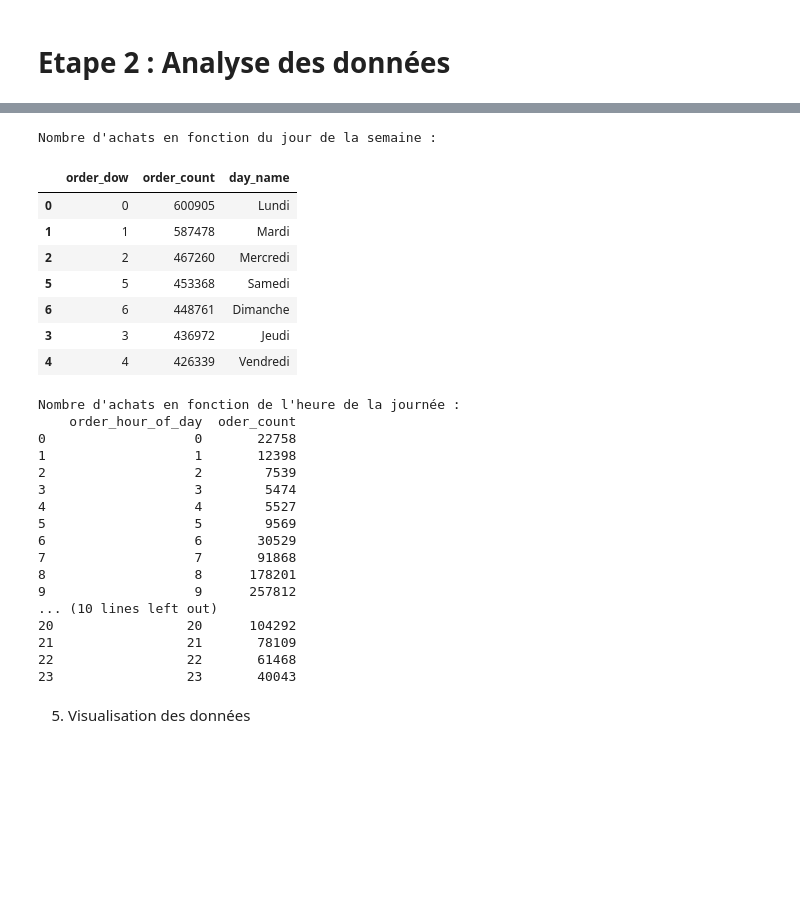
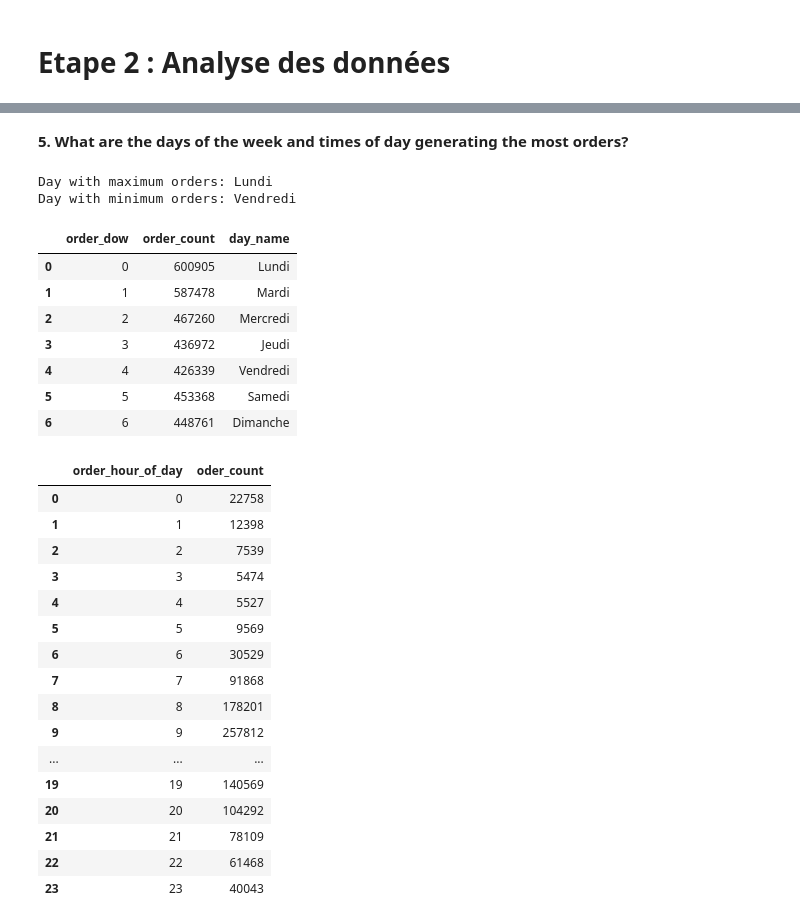
Before and after one commit to LisaRXN/bigdata_python, a Jupyter notebook: Untitled2.ipynb, the cells around one changed output, grey strips where cells are left out. Saved outputs shown, nothing was run; the diff lists cells and outputs as text; code cells hidden in the pictures; blank space fills up the shorter version.

```diff
--- a/Untitled2.ipynb
+++ b/Untitled2.ipynb
@@ -235,46 +290,50 @@ Top des rayons les plus vendus :
+# %% [markdown]
+**5. What are the days of the week and times of day generating the most orders?**
 # %%
 # Nombre d'achats par jour de la semaine
 daily_orders = orders.groupby('order_dow').size().reset_index(name='order_count')
 days = ['Lundi', 'Mardi', 'Mercredi', 'Jeudi', 'Vendredi', 'Samedi', 'Dimanche']
-
 daily_orders['day_name'] = daily_orders['order_dow'].apply(lambda x: days[x])
 
+print("Day with maximum orders:", daily_orders.sort_values(by='order_count', ascending=False).iloc[0]['day_name'])
+print("Day with minimum orders:", daily_orders.sort_values(by='order_count', ascending=True).iloc[0]['day_name'])
+print('\n')
+
+
 # Affichage du nombre d'achats par jour de la semaine
-print("\nNombre d'achats en fonction du jour de la semaine :")
 display(daily_orders)
+print('\n')
 
-# Nombre d'achats par heure de la journée (order_hour_of_day)
+# Nombre d'achats par heure de la journée
 hourly_orders = orders.groupby('order_hour_of_day').size().reset_index(name='oder_count')
 
 # Affichage du nombre d'achats par heure de la journée
-print("\nNombre d'achats en fonction de l'heure de la journée :")
-print(hourly_orders)
+display(hourly_orders)
 # %% [output]
-Nombre d'achats en fonction du jour de la semaine :
+Day with maximum orders: Lundi
+Day with minimum orders: Vendredi
 |  | order_dow | order_count | day_name |
 | 0 | 0 | 600905 | Lundi |
 | 1 | 1 | 587478 | Mardi |
 | 2 | 2 | 467260 | Mercredi |
+| 3 | 3 | 436972 | Jeudi |
+| 4 | 4 | 426339 | Vendredi |
 | 5 | 5 | 453368 | Samedi |
 | 6 | 6 | 448761 | Dimanche |
-| 3 | 3 | 436972 | Jeudi |
-| 4 | 4 | 426339 | Vendredi |
-Nombre d'achats en fonction de l'heure de la journée :
-    order_hour_of_day  oder_count
-0                   0       22758
-1                   1       12398
-2                   2        7539
-3                   3        5474
-4                   4        5527
-5                   5        9569
-6                   6       30529
-7                   7       91868
-8                   8      178201
-9                   9      257812
-... (10 lines left out)
-20                 20      104292
-21                 21       78109
-22                 22       61468
-23                 23       40043
+|  | order_hour_of_day | oder_count |
+| 0 | 0 | 22758 |
+| 1 | 1 | 12398 |
+| 2 | 2 | 7539 |
+| 3 | 3 | 5474 |
+| 4 | 4 | 5527 |
+| 5 | 5 | 9569 |
+| 6 | 6 | 30529 |
+| 7 | 7 | 91868 |
+| 8 | 8 | 178201 |
+| 9 | 9 | 257812 |
+| ... | ... | ... |
+| 19 | 19 | 140569 |
+| 20 | 20 | 104292 |
+| 21 | 21 | 78109 |
+| 22 | 22 | 61468 |
+| 23 | 23 | 40043 |
-# %% [markdown]
-5. Visualisation des données
```
Also changed, not shown: parts of 25 cells of this notebook.
